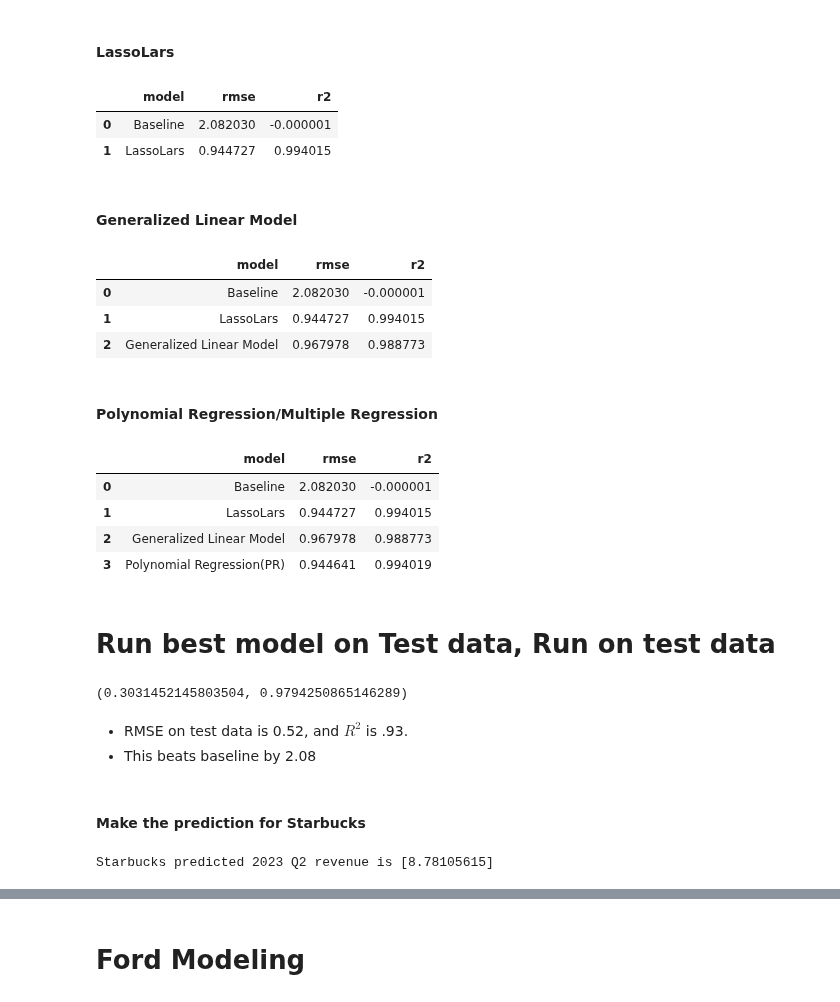
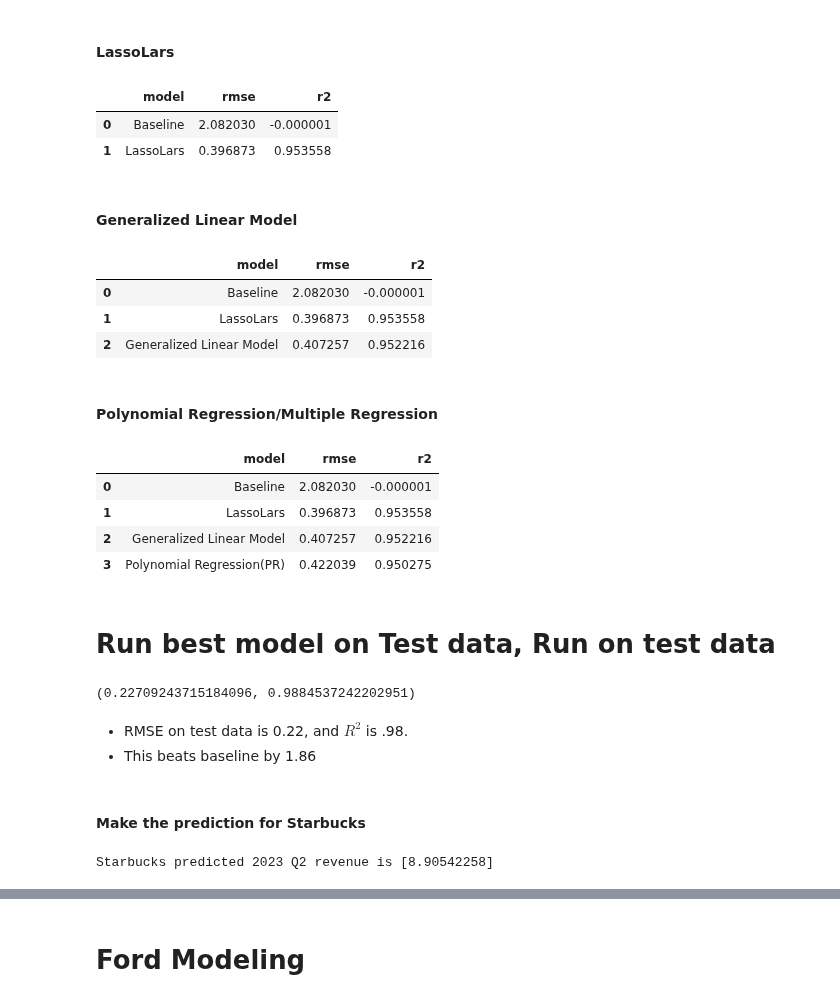
Before and after one commit to Project-Apollo-Forecast/Project-Apollo, a Jupyter notebook: Combined_MVP.ipynb, the cells around one changed output, grey strips where cells are left out. Saved outputs shown, nothing was run; the diff lists cells and outputs as text; code cells hidden in the pictures.

```diff
--- a/Combined_MVP.ipynb
+++ b/Combined_MVP.ipynb
@@ -323,12 +321,12 @@ Baseline mean is: 5.44
 #### LassoLars
 # %%
 # Call LassoLars_model function for Starbucks
-starbucks_metrics_df = m.starbucks_LassoLars_model(X_train_scaled, y_train, starbucks_metrics_df)
+starbucks_metrics_df,best_model = m.starbucks_LassoLars_model(X_train_scaled, y_train, starbucks_metrics_df)
 starbucks_metrics_df
 # %% [output]
 |  | model | rmse | r2 |
 | 0 | Baseline | 2.082030 | -0.000001 |
-| 1 | LassoLars | 0.944727 | 0.994015 |
+| 1 | LassoLars | 0.396873 | 0.953558 |
 # %% [markdown]
 #### Generalized Linear Model
 # %%
@@ -338,37 +336,37 @@ starbucks_metrics_df
 # %% [output]
 |  | model | rmse | r2 |
 | 0 | Baseline | 2.082030 | -0.000001 |
-| 1 | LassoLars | 0.944727 | 0.994015 |
-| 2 | Generalized Linear Model | 0.967978 | 0.988773 |
+| 1 | LassoLars | 0.396873 | 0.953558 |
+| 2 | Generalized Linear Model | 0.407257 | 0.952216 |
 # %% [markdown]
 #### Polynomial Regression/Multiple Regression
 # %%
 # Call polynomial regression function for Starbucks
-starbucks_metrics_df, best_model = m.starbucks_polynomial_regression(X_train_scaled, y_train, starbucks_metrics_df)
+starbucks_metrics_df = m.starbucks_polynomial_regression(X_train_scaled, y_train, starbucks_metrics_df)
 starbucks_metrics_df
 # %% [output]
 |  | model | rmse | r2 |
 | 0 | Baseline | 2.082030 | -0.000001 |
-| 1 | LassoLars | 0.944727 | 0.994015 |
-| 2 | Generalized Linear Model | 0.967978 | 0.988773 |
-| 3 | Polynomial Regression(PR) | 0.944641 | 0.994019 |
+| 1 | LassoLars | 0.396873 | 0.953558 |
+| 2 | Generalized Linear Model | 0.407257 | 0.952216 |
+| 3 | Polynomial Regression(PR) | 0.422039 | 0.950275 |
 # %% [markdown]
 # Run best model on Test data, Run on test data
 # %%
 rmse, r2 = m.best_model_on_test(X_test_scaled, best_model, y_test)
 rmse, r2
 # %% [output]
-(0.3031452145803504, 0.9794250865146289)
+(0.22709243715184096, 0.9884537242202951)
 # %% [markdown]
-- RMSE on test data is 0.52, and $R^2$ is .93.
-- This beats baseline by 2.08
+- RMSE on test data is 0.22, and $R^2$ is .98.
+- This beats baseline by 1.86
 # %% [markdown]
 #### Make the prediction for Starbucks
 # %%
 # Make prediction on best model
 m.starbucks_prediction_Q2_2023_revenue(best_model, starbucks_revenue_prediction_scaled)
 # %% [output]
-Starbucks predicted 2023 Q2 revenue is [8.78105615]
+Starbucks predicted 2023 Q2 revenue is [8.90542258]
 # %% [markdown]
 ### Starbucks modeling summary
 - Using OLS and the multiple regression model on test data:
```
Also changed, not shown: parts of 16 cells of this notebook, 3 other files.
